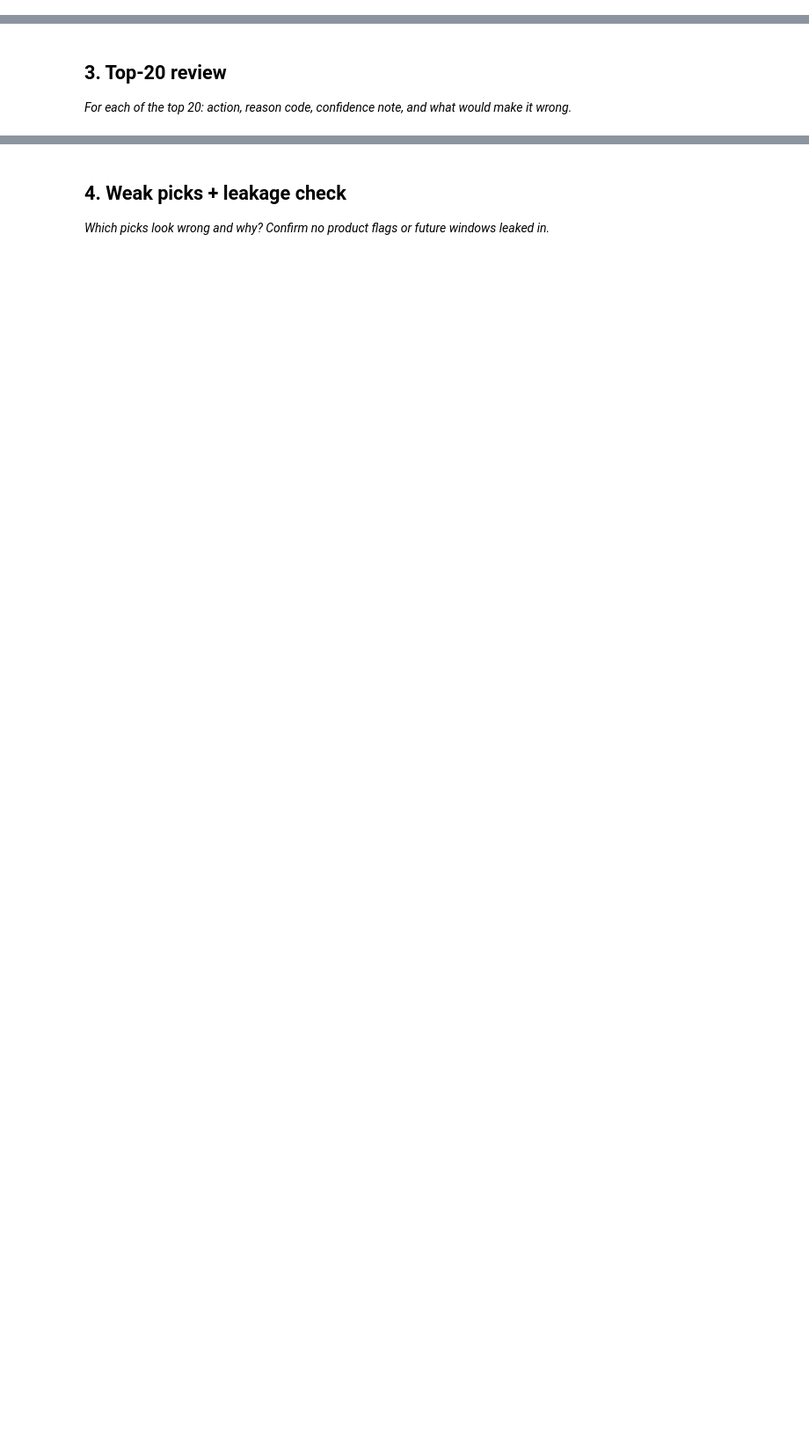
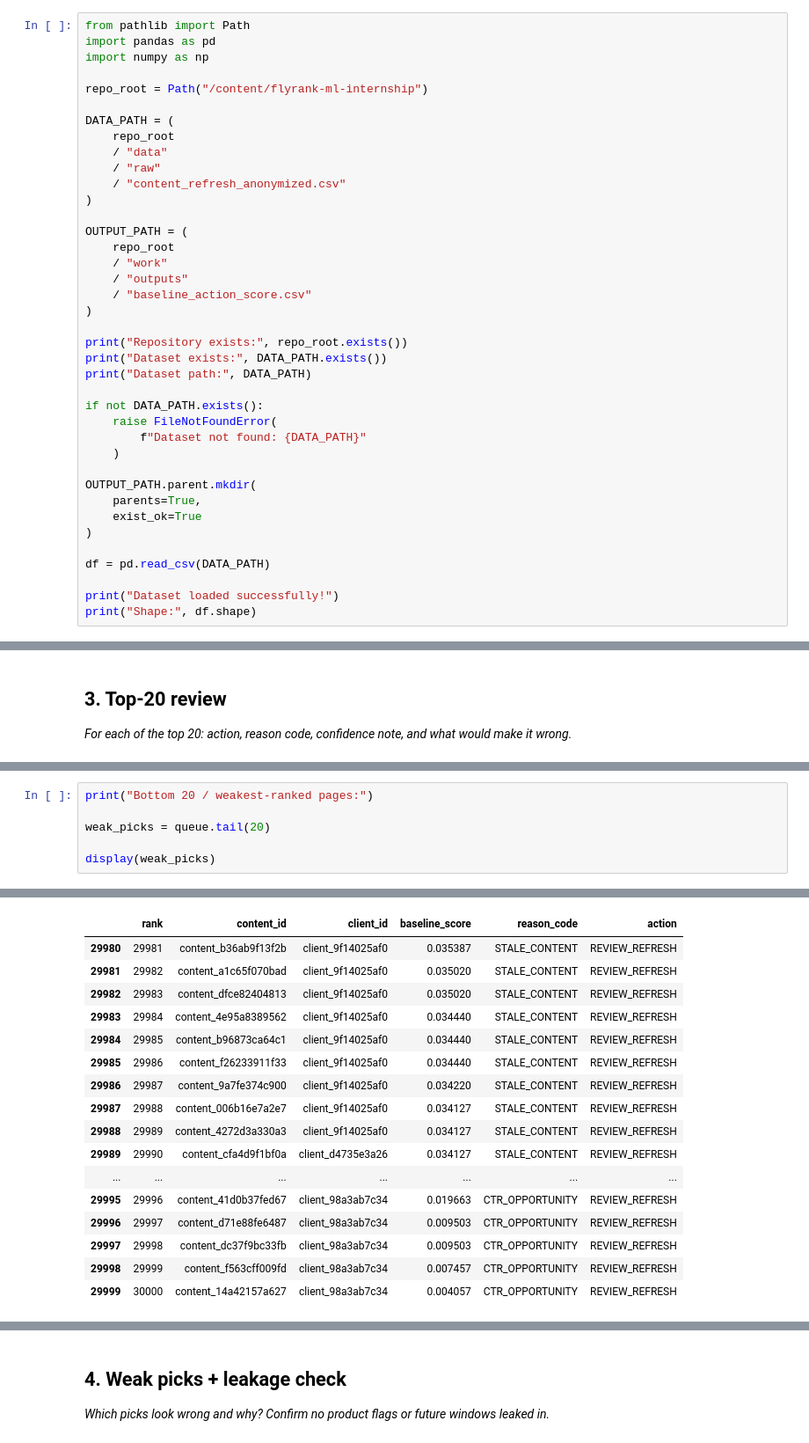
Before and after one commit to Srilaya30/flyrank-ml-internship, a Jupyter notebook: work/notebooks/w04_baseline_score.ipynb, the cells around one changed output, grey strips where cells are left out. Shown at 88% size. Drawn from its saved outputs; the diff is of its cells as text; blank space fills up the shorter version.

```diff
--- a/work/notebooks/w04_baseline_score.ipynb
+++ b/work/notebooks/w04_baseline_score.ipynb
@@ -6,3 +6,42 @@
 This skeleton is yours to fill. Work the sections **in order** — each one has a one-line hint. Simple words, honest numbers.
 
 > Working with an AI assistant? Tell it to read `skills/README.md` first and load the one skill this assignment names on its card.
+# %%
+from pathlib import Path
+import pandas as pd
+import numpy as np
+
+repo_root = Path("/content/flyrank-ml-internship")
+
+DATA_PATH = (
+    repo_root
+    / "data"
+    / "raw"
+    / "content_refresh_anonymized.csv"
+)
+
+OUTPUT_PATH = (
+    repo_root
+    / "work"
+    / "outputs"
+    / "baseline_action_score.csv"
+)
+
+print("Repository exists:", repo_root.exists())
+print("Dataset exists:", DATA_PATH.exists())
+print("Dataset path:", DATA_PATH)
+
+if not DATA_PATH.exists():
+    raise FileNotFoundError(
+        f"Dataset not found: {DATA_PATH}"
+    )
+
+OUTPUT_PATH.parent.mkdir(
+    parents=True,
+    exist_ok=True
+)
+
+df = pd.read_csv(DATA_PATH)
+
+print("Dataset loaded successfully!")
+print("Shape:", df.shape)
@@ -29,0 +435,7 @@ This skeleton is yours to fill. Work the sections **in order** — each one has
+# %%
+print("Bottom 20 / weakest-ranked pages:")
+
+weak_picks = queue.tail(20)
+
+display(weak_picks)
+# %% [output]
@@ -29,0 +443,17 @@ This skeleton is yours to fill. Work the sections **in order** — each one has
+|  | rank | content_id | client_id | baseline_score | reason_code | action |
+| 29980 | 29981 | content_b36ab9f13f2b | client_9f14025af0 | 0.035387 | STALE_CONTENT | REVIEW_REFRESH |
+| 29981 | 29982 | content_a1c65f070bad | client_9f14025af0 | 0.035020 | STALE_CONTENT | REVIEW_REFRESH |
+| 29982 | 29983 | content_dfce82404813 | client_9f14025af0 | 0.035020 | STALE_CONTENT | REVIEW_REFRESH |
+| 29983 | 29984 | content_4e95a8389562 | client_9f14025af0 | 0.034440 | STALE_CONTENT | REVIEW_REFRESH |
+| 29984 | 29985 | content_b96873ca64c1 | client_9f14025af0 | 0.034440 | STALE_CONTENT | REVIEW_REFRESH |
+| 29985 | 29986 | content_f26233911f33 | client_9f14025af0 | 0.034440 | STALE_CONTENT | REVIEW_REFRESH |
+| 29986 | 29987 | content_9a7fe374c900 | client_9f14025af0 | 0.034220 | STALE_CONTENT | REVIEW_REFRESH |
+| 29987 | 29988 | content_006b16e7a2e7 | client_9f14025af0 | 0.034127 | STALE_CONTENT | REVIEW_REFRESH |
+| 29988 | 29989 | content_4272d3a330a3 | client_9f14025af0 | 0.034127 | STALE_CONTENT | REVIEW_REFRESH |
+| 29989 | 29990 | content_cfa4d9f1bf0a | client_d4735e3a26 | 0.034127 | STALE_CONTENT | REVIEW_REFRESH |
+| ... | ... | ... | ... | ... | ... | ... |
+| 29995 | 29996 | content_41d0b37fed67 | client_98a3ab7c34 | 0.019663 | CTR_OPPORTUNITY | REVIEW_REFRESH |
+| 29996 | 29997 | content_d71e88fe6487 | client_98a3ab7c34 | 0.009503 | CTR_OPPORTUNITY | REVIEW_REFRESH |
+| 29997 | 29998 | content_dc37f9bc33fb | client_98a3ab7c34 | 0.009503 | CTR_OPPORTUNITY | REVIEW_REFRESH |
+| 29998 | 29999 | content_f563cff009fd | client_98a3ab7c34 | 0.007457 | CTR_OPPORTUNITY | REVIEW_REFRESH |
+| 29999 | 30000 | content_14a42157a627 | client_98a3ab7c34 | 0.004057 | CTR_OPPORTUNITY | REVIEW_REFRESH |
```
Also changed, not shown: parts of 16 cells of this notebook.
